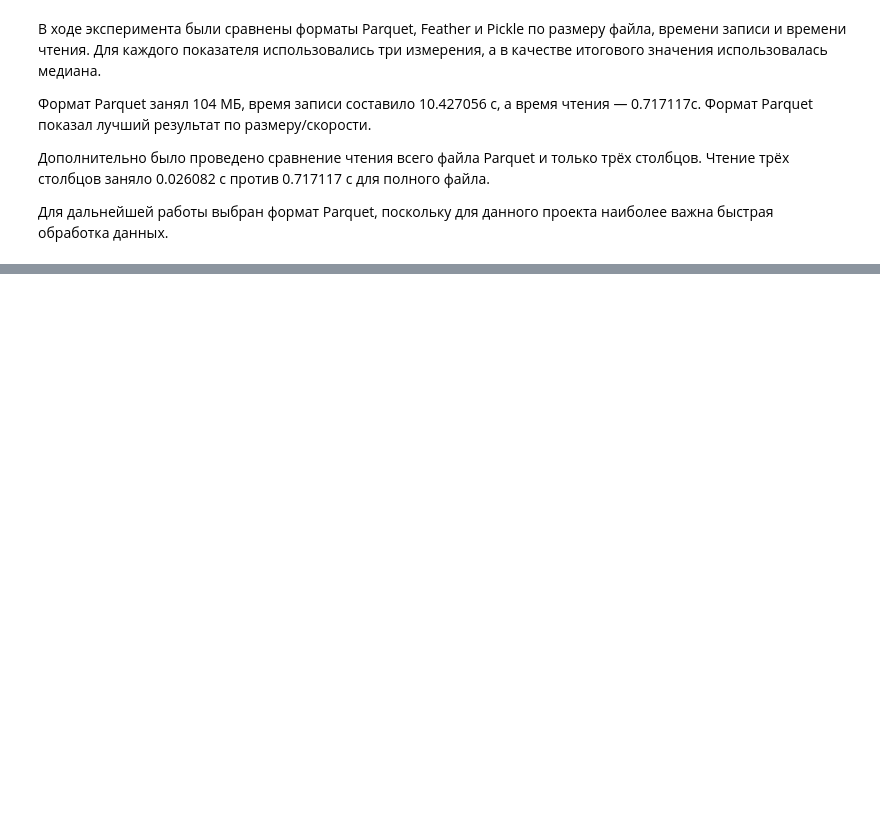
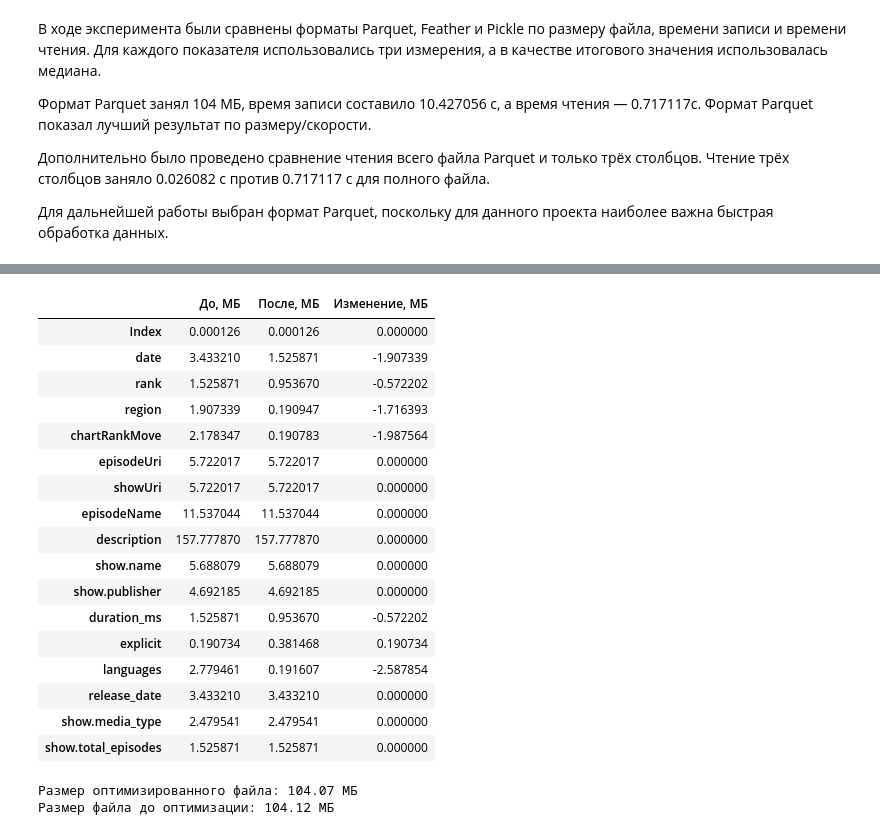
Before and after one commit to haeozo/Data, a Jupyter notebook: notebooks/01_overview.ipynb, the cells around one changed output, grey strips where cells are left out. Drawn from its saved outputs; the diff is of its cells as text; code cells hidden in the pictures; blank space fills up the shorter version.

```diff
--- a/notebooks/01_overview.ipynb
+++ b/notebooks/01_overview.ipynb
@@ -206,0 +248,6 @@ plt.show()
+# %%
+memory_before = (df_before.memory_usage(deep=True).rename("Память, байт").to_frame())
+
+memory_before["Память, МБ"] = ( memory_before["Память, байт"] / (1024 ** 2))
+
+memory_before
@@ -206,0 +341,7 @@ plt.show()
+# %%
+df_after = apply_schema(
+    df_before,
+    DATA_SCHEMA
+)
+
+df_after.info(memory_usage="deep")
@@ -206,0 +398,6 @@ plt.show()
+# %%
+memory_after = ( df_after.memory_usage(deep=True).rename("Память, байт").to_frame())
+
+memory_after["Память, МБ"] = (memory_after["Память, байт"] / (1024 ** 2))
+
+memory_after
@@ -206,0 +423,50 @@ plt.show()
+# %%
+memory_comparison = pd.DataFrame({ "До, МБ": memory_before["Память, МБ"],"После, МБ": memory_after["Память, МБ"]
+})
+
+memory_comparison["Изменение, МБ"] = ( memory_comparison["После, МБ"] - memory_comparison["До, МБ"])
+
+memory_comparison
+# %% [output]
+|  | До, МБ | После, МБ | Изменение, МБ |
+| Index | 0.000126 | 0.000126 | 0.000000 |
+| date | 3.433210 | 1.525871 | -1.907339 |
+| rank | 1.525871 | 0.953670 | -0.572202 |
+| region | 1.907339 | 0.190947 | -1.716393 |
+| chartRankMove | 2.178347 | 0.190783 | -1.987564 |
+| episodeUri | 5.722017 | 5.722017 | 0.000000 |
+| showUri | 5.722017 | 5.722017 | 0.000000 |
+| episodeName | 11.537044 | 11.537044 | 0.000000 |
+| description | 157.777870 | 157.777870 | 0.000000 |
+| show.name | 5.688079 | 5.688079 | 0.000000 |
+| show.publisher | 4.692185 | 4.692185 | 0.000000 |
+| duration_ms | 1.525871 | 0.953670 | -0.572202 |
+| explicit | 0.190734 | 0.381468 | 0.190734 |
+| languages | 2.779461 | 0.191607 | -2.587854 |
+| release_date | 3.433210 | 3.433210 | 0.000000 |
+| show.media_type | 2.479541 | 2.479541 | 0.000000 |
+| show.total_episodes | 1.525871 | 1.525871 | 0.000000 |
+# %%
+optimized_path = PROCESSED_DIR / "top_podcasts_optimized.parquet"
+
+df_after.to_parquet(optimized_path,index=False,compression="snappy")
+
+def get_file_size_mb(path):
+    return path.stat().st_size / (1024 ** 2)
+
+
+optimized_size_mb = get_file_size_mb(optimized_path)
+
+print(f"Размер оптимизированного файла: "f"{optimized_size_mb:.2f} МБ")
+
+
+before_path = PROCESSED_DIR / "top_podcasts_before.parquet"
+
+df_before.to_parquet(before_path,index=False,compression="snappy")
+
+before_size_mb = get_file_size_mb(before_path)
+
+print(f"Размер файла до оптимизации: "f"{before_size_mb:.2f} МБ")
+# %% [output]
+Размер оптимизированного файла: 104.07 МБ
+Размер файла до оптимизации: 104.12 МБ
```
Also changed, not shown: parts of 31 cells of this notebook.
